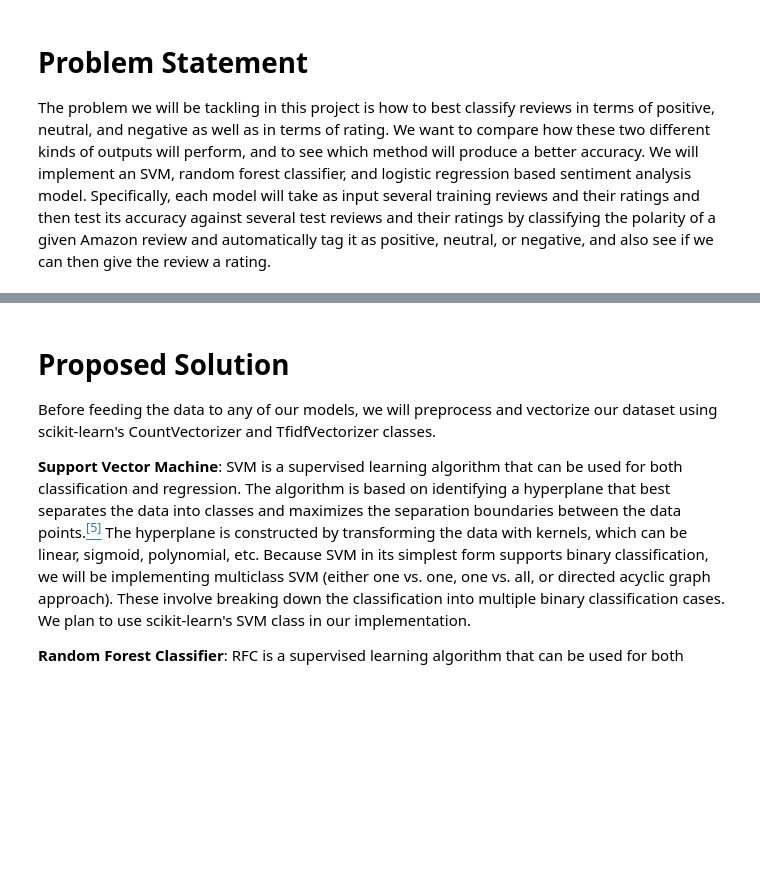
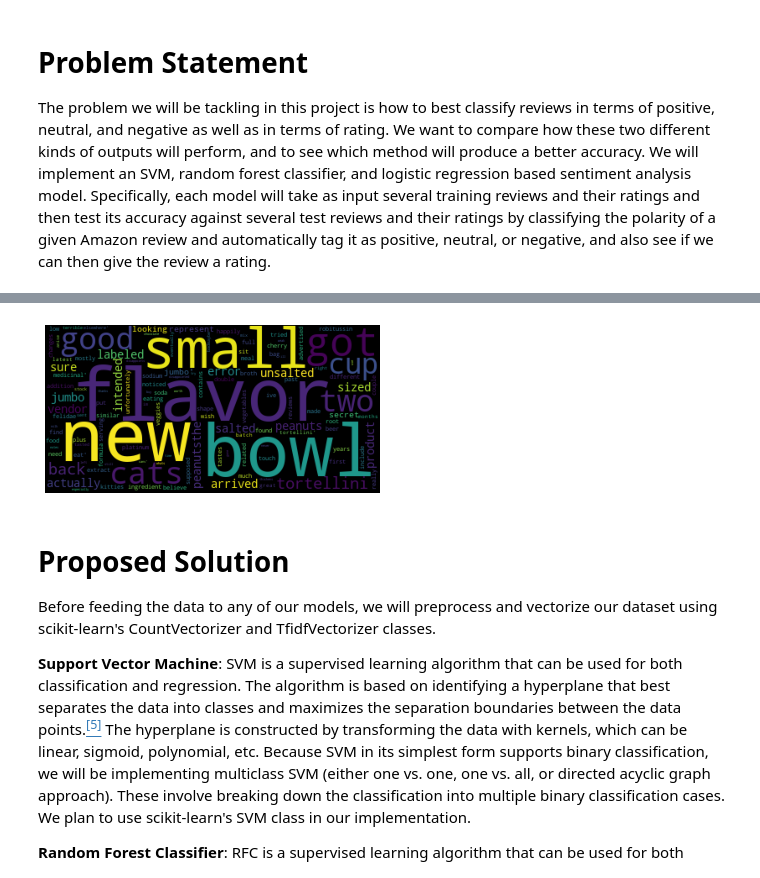
Before and after one commit to COGS118A/Group027-Sp22, a Jupyter notebook: FinalProject_group027.ipynb, the cells around one changed output, grey strips where cells are left out. Saved outputs shown, nothing was run; the diff lists cells and outputs as text; code cells hidden in the pictures; blank space fills up the shorter version.

```diff
--- a/FinalProject_group027.ipynb
+++ b/FinalProject_group027.ipynb
@@ -61,3 +131,13 @@ We also used wordclouds to look at some of the more frequent words based on thei
+# %%
+text = reviews_df.loc[reviews_df['Sentiment'] == -1]['Clean_text'].values
+
+wordcloud = WordCloud().generate(str(text))
+
+plt.imshow(wordcloud)
+plt.axis("off")
+plt.show()
+# %% [output]
+[figure, added]
 # %% [markdown]
 # Proposed Solution
 
```
Also changed, not shown: parts of 10 cells of this notebook.
